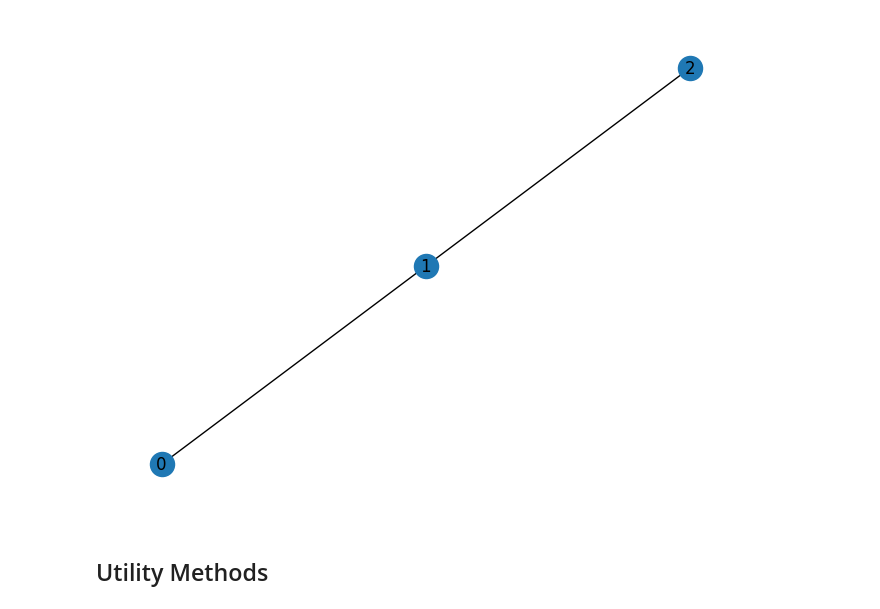
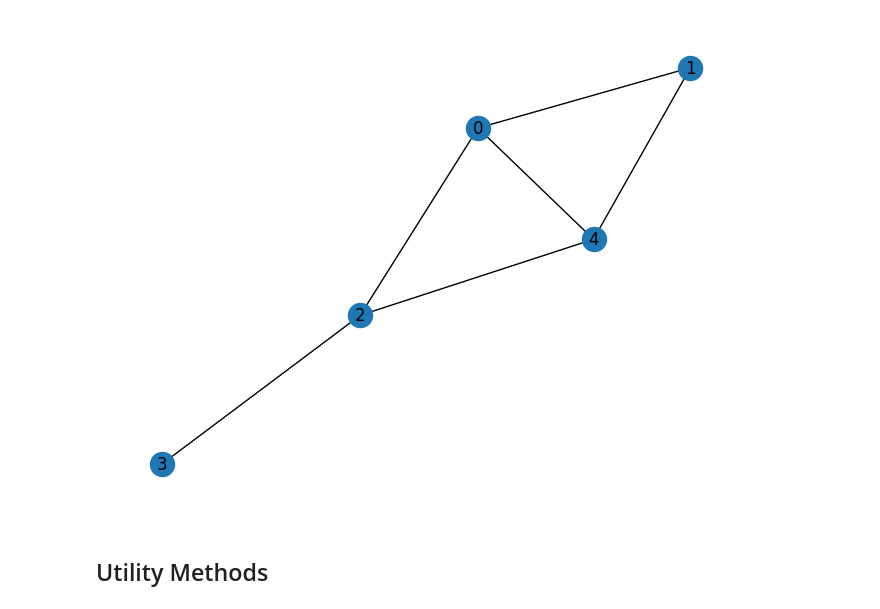
Before and after one commit to yaakitori/leverageshap_test, a Jupyter notebook: hn_values.ipynb, the cells around one changed output. Cells and saved outputs as stored; diff of their text form; code cells hidden in the pictures.

```diff
--- a/hn_values.ipynb
+++ b/hn_values.ipynb
@@ -9,32 +9,32 @@ import networkx as nx
 import matplotlib.pyplot as plt
 # %%
 # Parameters
-n = 3
+n = 5
 epsilon = 1/(2*n)
-graph_type = 'line' # 'random' or 'line'
+graph_type = 'random' # 'random' or 'line'
 
 # Randomness
-gen = np.random.default_rng(1)
+gen = np.random.default_rng(2)
 
 # Create a graph with n nodes
 graph = nx.Graph()
 graph.add_nodes_from(range(n))
 if graph_type == 'complete':
     graph.add_edges_from(itertools.combinations(range(n), 2))
 elif graph_type == 'line':
     graph.add_edges_from([(i, i+1) for i in range(n-1)])
 elif graph_type == 'random':
     for i, j in itertools.combinations(range(n), 2):
-        if gen.random() < 0.75: graph.add_edge(i, j)
+        if gen.random() < 0.6: graph.add_edge(i, j)
 
 # Visualize the graph
 # Fix the positions of the nodes
 nx.draw(graph, with_labels=True)
 
 v_vector = gen.random(2**n)
 v_vector -= v_vector[0]
 # %% [output]
-[figure, old version]
+[figure, new version]
 # %% [markdown]
 ## Utility Methods
 # %%
```
Also changed, not shown: parts of 9 cells of this notebook.
